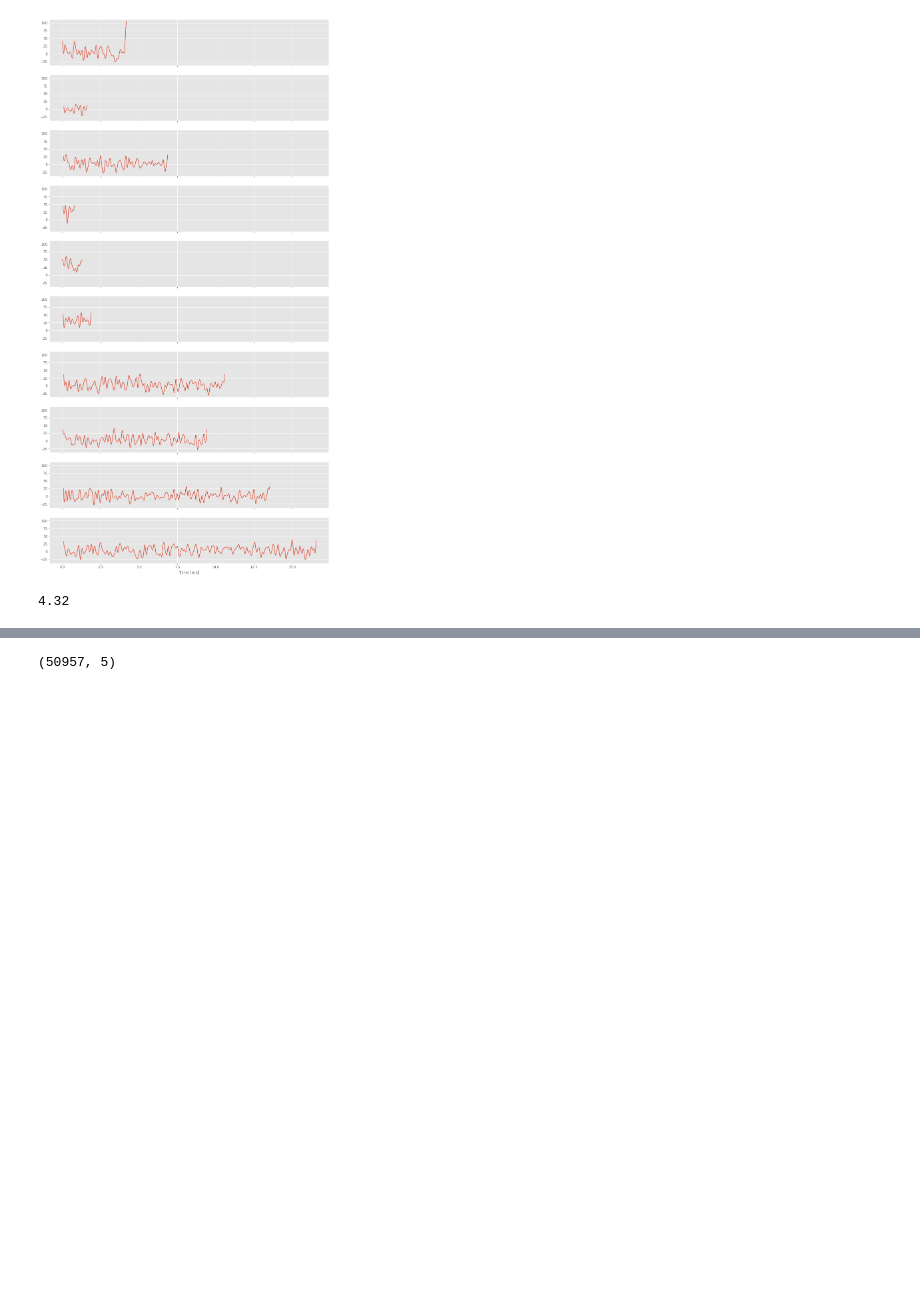
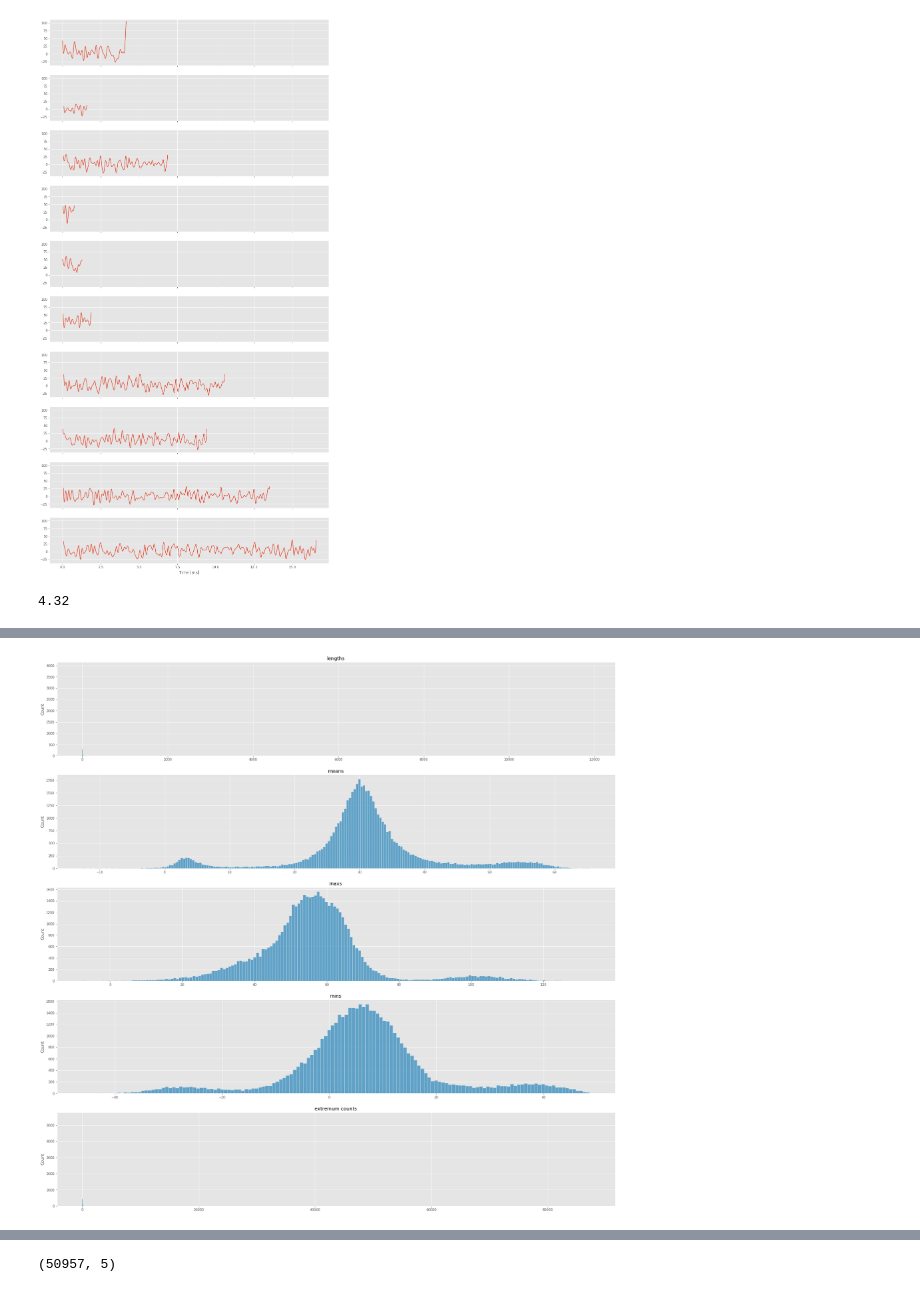
Before and after one commit to HaroldBenoit/ml4science-polymers, a Jupyter notebook: lucas.ipynb, the cells around one changed output, grey strips where cells are left out. Cells and saved outputs as stored; diff of their text form; code cells hidden in the pictures; blank space fills up the shorter version.

```diff
--- a/lucas.ipynb
+++ b/lucas.ipynb
@@ -107,2 +117,4 @@ simpleX=get_extracted_features(arr_simple).T
 # %%
-doubleX=get_extracted_features(arr_double).T
+doubleX=get_extracted_features(arr_double, plot=True).T
+# %% [output]
+[figure, added]
```
Also changed, not shown: parts of 25 cells of this notebook.
